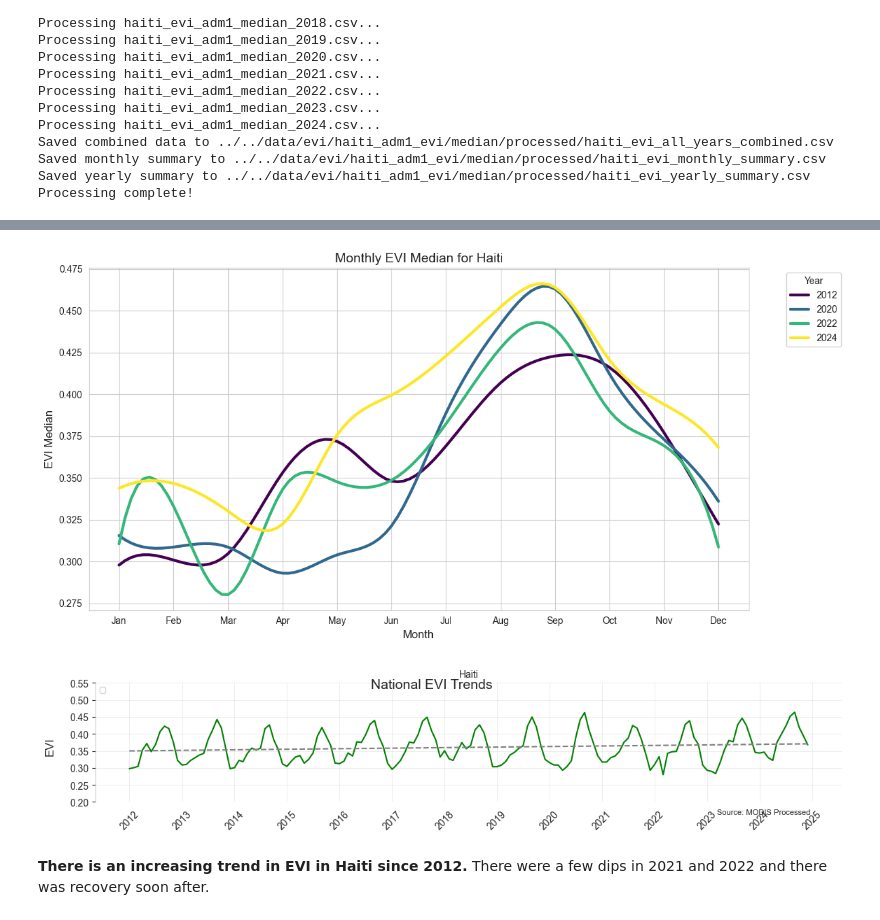
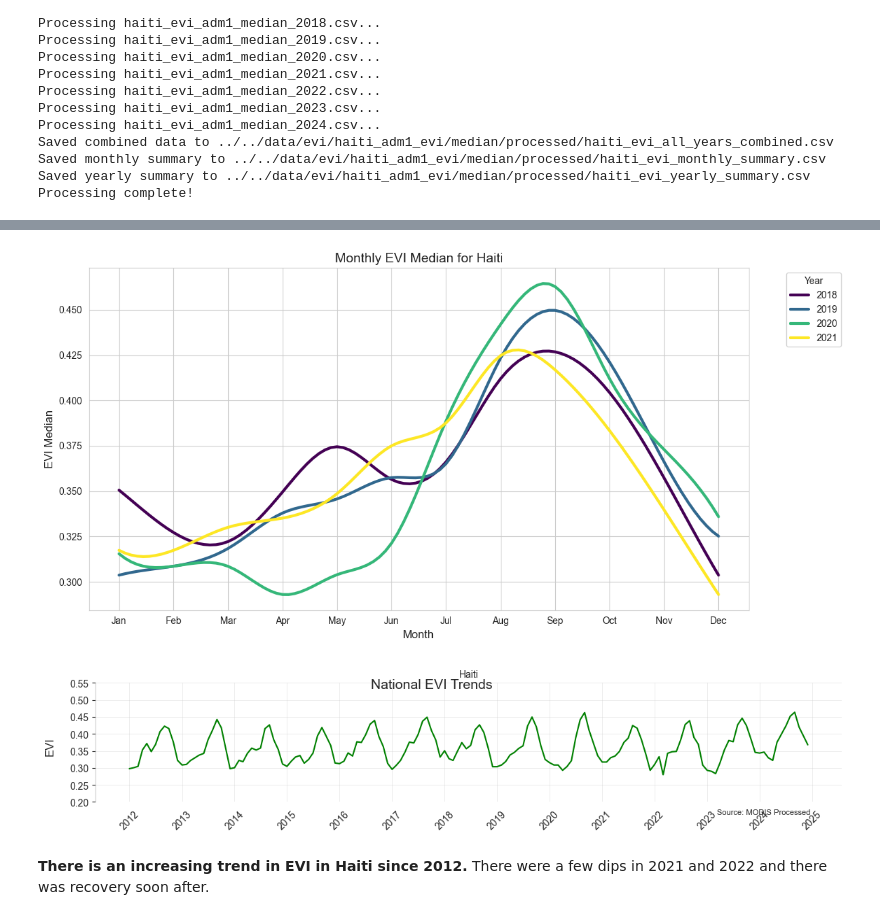
Before and after one commit to worldbank/haiti-agriculture-analytics, a Jupyter notebook: notebooks/agriculture/crop-productivity copy.ipynb, the cells around one changed output, grey strips where cells are left out. Saved outputs shown, nothing was run; the diff lists cells and outputs as text; code cells hidden in the pictures.

Commit message:
add annual trends

```diff
--- a/notebooks/agriculture/crop-productivity copy.ipynb
+++ b/notebooks/agriculture/crop-productivity copy.ipynb
@@ -829,25 +829,25 @@ for year in range(2012, 2025):
 
     zs.runZonalStats()
 # %%
-# Filter to reduce data volume (e.g., just get one composite per month)
-for year in range(2024, 2025):
+# # Filter to reduce data volume (e.g., just get one composite per month)
+# for year in range(2012, 2025):
 
-    filtered_mxd13q1 = mxd13q1.filter(
-            ee.Filter.calendarRange(year, year, 'year')
-        )
+#     filtered_mxd13q1 = mxd13q1.filter(
+#             ee.Filter.calendarRange(year, year, 'year')
+#         )
 
-    zs = ZonalStats(
-        ee_dataset=filtered_mxd13q1,
-        target_features=hti_adm1,
-        statistic_type="median",
-        scale=250,
-        output_name=f"haiti_evi_adm1_median_{year}",
-        output_dir="GEE_Haiti",
-        scale_factor=0.0001,
-        tile_scale=4
-    )
+#     zs = ZonalStats(
+#         ee_dataset=filtered_mxd13q1,
+#         target_features=hti_adm0,
+#         statistic_type="median",
+#         scale=250,
+#         output_name=f"haiti_evi_adm0_median_{year}",
+#         output_dir="GEE_Haiti",
+#         scale_factor=0.0001,
+#         tile_scale=4
+#     )
 
-    zs.runZonalStats()
+#     zs.runZonalStats()
 # %%
 import glob
 
@@ -1189,7 +1200,7 @@ plt.figure(figsize=(12, 6))
 sns.set_style('whitegrid')
 
 # Get unique years to plot each as a separate line
-years = sorted([2012,2020,2022,2024])
+years = sorted([2018,2019,2020,2021])
 
 # Create a color palette with enough colors for all years
 colors = plt.cm.viridis(np.linspace(0, 1, len(years)))
@@ -1220,38 +1231,38 @@ for i, year in enumerate(years):
                 color=colors[i])
     else:
         # If too few points for spline, use built-in interpolation
         plt.plot(year_data['month'], year_data['median'],
                 linewidth=3,
                 label=str(year),
                 color=colors[i])
 
 # Set x-axis to show month names
 plt.xticks(range(1, 13),
            ['Jan', 'Feb', 'Mar', 'Apr', 'May', 'Jun',
             'Jul', 'Aug', 'Sep', 'Oct', 'Nov', 'Dec'])
 
 # Add labels and title
 plt.xlabel('Month', fontsize=12)
 plt.ylabel('EVI Median', fontsize=12)
 plt.title(f'Monthly EVI Median for {evi_median_adm0["admin_area"].iloc[0]}', fontsize=14)
 
 # Add legend outside the plot
 plt.legend(title='Year', bbox_to_anchor=(1.05, 1), loc='upper left')
 
 # Tight layout to make sure everything fits
 plt.tight_layout()
 
 # Show the plot
 plt.show()
 
 # Uncomment to save the figure
 # plt.savefig('evi_monthly_timeseries.png', dpi=300, bbox_inches='tight')
 # %% [output]
-[figure, old version]
+[figure, new version]
 # %%
-fig = get_trend_plot(evi_median_adm0, ['Haiti'], 'National EVI Trends', show_trend=True)
+fig = get_trend_plot(evi_median_adm0, ['Haiti'], 'National EVI Trends', show_trend=False)
 # %% [output]
-[figure, old version]
+[figure, new version]
 # %% [markdown]
 **There is an increasing trend in EVI in Haiti since 2012.** There were a few dips in 2021 and 2022 and there was recovery soon after.
 # %%
```
Also changed, not shown: parts of 3 cells of this notebook.
